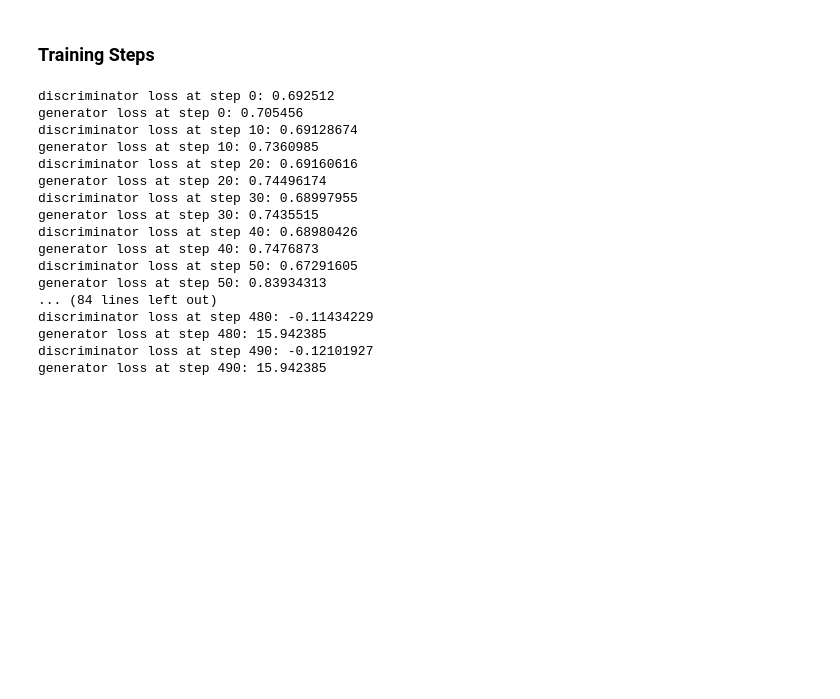
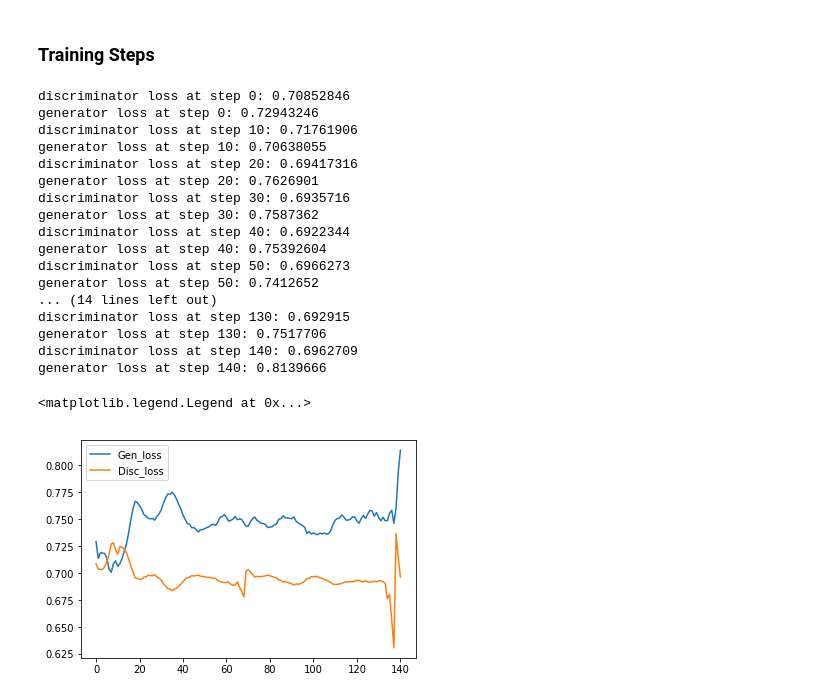
Before and after one commit to sburtch/poet-rnn, a Jupyter notebook: GAN-RNN.ipynb, the cells around one changed output. Cells and saved outputs as stored; diff of their text form; code cells hidden in the pictures; blank space fills up the shorter version.

```diff
--- a/GAN-RNN.ipynb
+++ b/GAN-RNN.ipynb
@@ -148,7 +148,10 @@ feature_dim = 50
 generator_input = Input(shape=(num_steps,1))
 
 x = LSTM(feature_dim, return_sequences=True)(generator_input)
-#x = TimeDistributed(Dense(feature_dim))(x)
+x = LSTM(feature_dim, return_sequences=True)(x)
+x = LSTM(feature_dim, return_sequences=True)(x)
+x = LSTM(feature_dim, return_sequences=True)(x)
+x = LSTM(feature_dim, return_sequences=True)(x)
 
 generator = Model(generator_input, x)
 # %% [markdown]
@@ -183,11 +186,14 @@ gan.compile(optimizer=gan_optimizer, loss='binary_crossentropy')
 # %% [markdown]
 ### Training Steps
 # %%
-iterations = 500
-batch_size = 30
+iterations = 1000
+batch_size = 5
 
 # Start training loop
 start = 0
+# Track Losses
+d_losses = []
+g_losses = []
 for step in range(iterations):
     # Sample random points in the latent space
     random_latent_vectors = np.random.normal(size=(batch_size,num_steps, 1))
@@ -208,16 +214,18 @@ for step in range(iterations):
 
     # Train the discriminator
     d_loss = discriminator.train_on_batch(combined_poems, labels)
+    d_losses.append(d_loss)
 
     # sample random points in the latent space
-    random_latent_vectors = np.random.normal(size=(batch_size, num_steps, 1))
+    random_latent_vectors = np.random.normal(size=(batch_size**2, num_steps, 1))
 
     # Assemble labels that say "all real poems"
-    misleading_targets = np.zeros((batch_size, 1))
+    misleading_targets = np.zeros((batch_size**2, 1))
 
     # Train the generator (via the gan model,
     # where the discriminator weights are frozen)
     g_loss = gan.train_on_batch(random_latent_vectors, misleading_targets)
+    g_losses.append(g_loss)
 
     start += batch_size
     if start > len(x_train) - batch_size:
@@ -225,26 +233,38 @@ for step in range(iterations):
 
     if step % 10 == 0:
         # Save model weights
-        #gan.save_weights('gan.h5')
+        gan.save_weights('gan.h5')
 
         # Print metrics
         print('discriminator loss at step %s: %s' % (step, d_loss))
         print('generator loss at step %s: %s' % (step, g_loss))
+
+    if g_loss > .8:
+        break
 # %% [output]
-discriminator loss at step 0: 0.692512
-generator loss at step 0: 0.705456
-discriminator loss at step 10: 0.69128674
-generator loss at step 10: 0.7360985
-discriminator loss at step 20: 0.69160616
-generator loss at step 20: 0.74496174
-discriminator loss at step 30: 0.68997955
-generator loss at step 30: 0.7435515
-discriminator loss at step 40: 0.68980426
-generator loss at step 40: 0.7476873
-discriminator loss at step 50: 0.67291605
-generator loss at step 50: 0.83934313
-... (84 lines left out)
-discriminator loss at step 480: -0.11434229
-generator loss at step 480: 15.942385
-discriminator loss at step 490: -0.12101927
-generator loss at step 490: 15.942385
+discriminator loss at step 0: 0.70852846
+generator loss at step 0: 0.72943246
+discriminator loss at step 10: 0.71761906
+generator loss at step 10: 0.70638055
+discriminator loss at step 20: 0.69417316
+generator loss at step 20: 0.7626901
+discriminator loss at step 30: 0.6935716
+generator loss at step 30: 0.7587362
+discriminator loss at step 40: 0.6922344
+generator loss at step 40: 0.75392604
+discriminator loss at step 50: 0.6966273
+generator loss at step 50: 0.7412652
+... (14 lines left out)
+discriminator loss at step 130: 0.692915
+generator loss at step 130: 0.7517706
+discriminator loss at step 140: 0.6962709
+generator loss at step 140: 0.8139666
+# %%
+import matplotlib.pyplot as plt
+%matplotlib inline
+plt.plot(g_losses)
+plt.plot(d_losses)
+plt.legend(['Gen_loss','Disc_loss'])
+# %% [output]
+<matplotlib.legend.Legend at 0x...>
+[figure, added]
```
Also changed, not shown: parts of 6 cells of this notebook, 2 other files.
